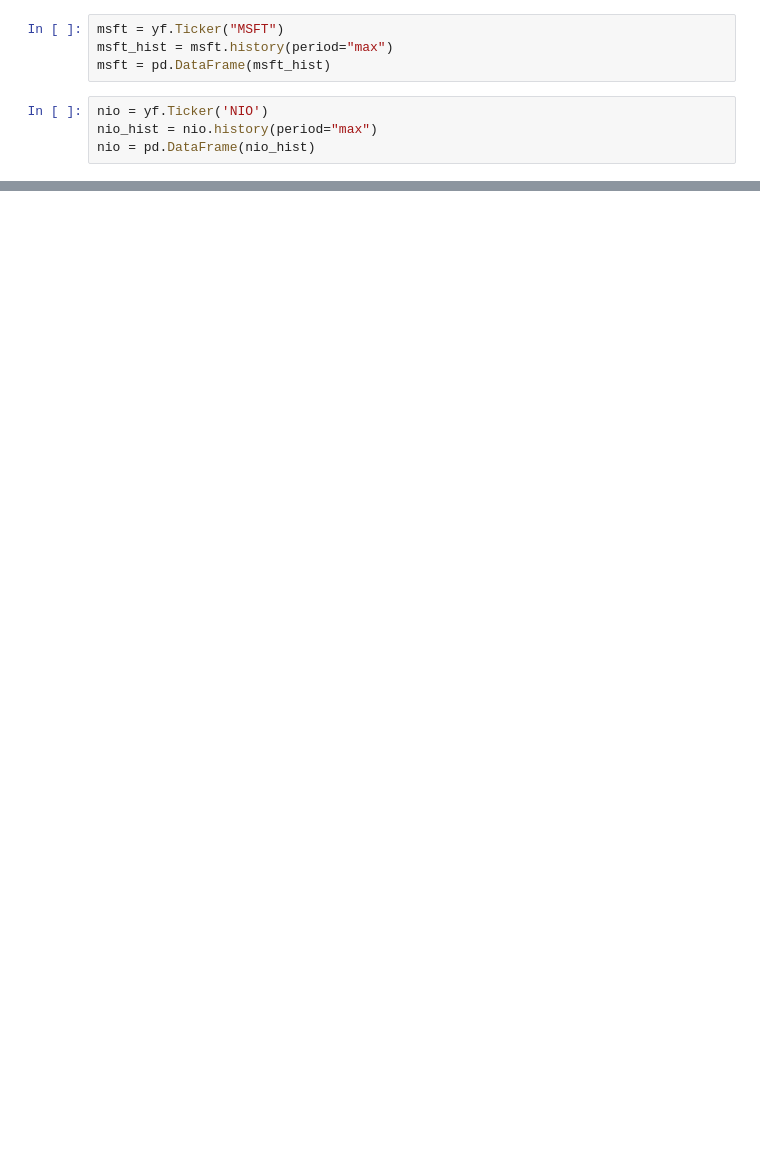
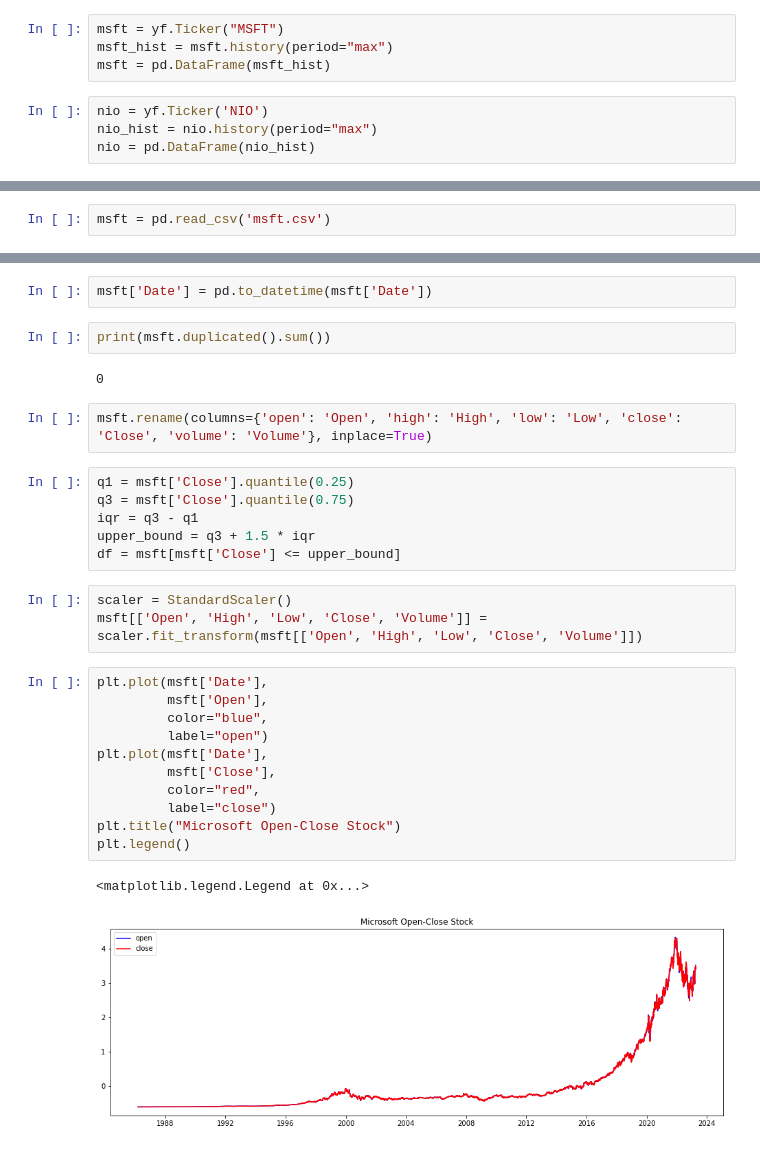
Before and after one commit to yeva-190/Stock_price_prediction, a Jupyter notebook: stocks.ipynb, the cells around one changed output, grey strips where cells are left out. Saved outputs shown, nothing was run; the diff lists cells and outputs as text; blank space fills up the shorter version.

```diff
--- a/stocks.ipynb
+++ b/stocks.ipynb
@@ -18,0 +62,2 @@ nio = pd.DataFrame(nio_hist)
+# %%
+msft = pd.read_csv('msft.csv')
@@ -18,0 +66,31 @@ nio = pd.DataFrame(nio_hist)
+# %%
+msft['Date'] = pd.to_datetime(msft['Date'])
+# %%
+print(msft.duplicated().sum())
+# %% [output]
+0
+# %%
+msft.rename(columns={'open': 'Open', 'high': 'High', 'low': 'Low', 'close': 'Close', 'volume': 'Volume'}, inplace=True)
+# %%
+q1 = msft['Close'].quantile(0.25)
+q3 = msft['Close'].quantile(0.75)
+iqr = q3 - q1
+upper_bound = q3 + 1.5 * iqr
+df = msft[msft['Close'] <= upper_bound]
+# %%
+scaler = StandardScaler()
+msft[['Open', 'High', 'Low', 'Close', 'Volume']] = scaler.fit_transform(msft[['Open', 'High', 'Low', 'Close', 'Volume']])
+# %%
+plt.plot(msft['Date'],
+         msft['Open'],
+         color="blue",
+         label="open")
+plt.plot(msft['Date'],
+         msft['Close'],
+         color="red",
+         label="close")
+plt.title("Microsoft Open-Close Stock")
+plt.legend()
+# %% [output]
+<matplotlib.legend.Legend at 0x...>
+[figure, added]
```
Also changed, not shown: parts of 12 cells of this notebook.
